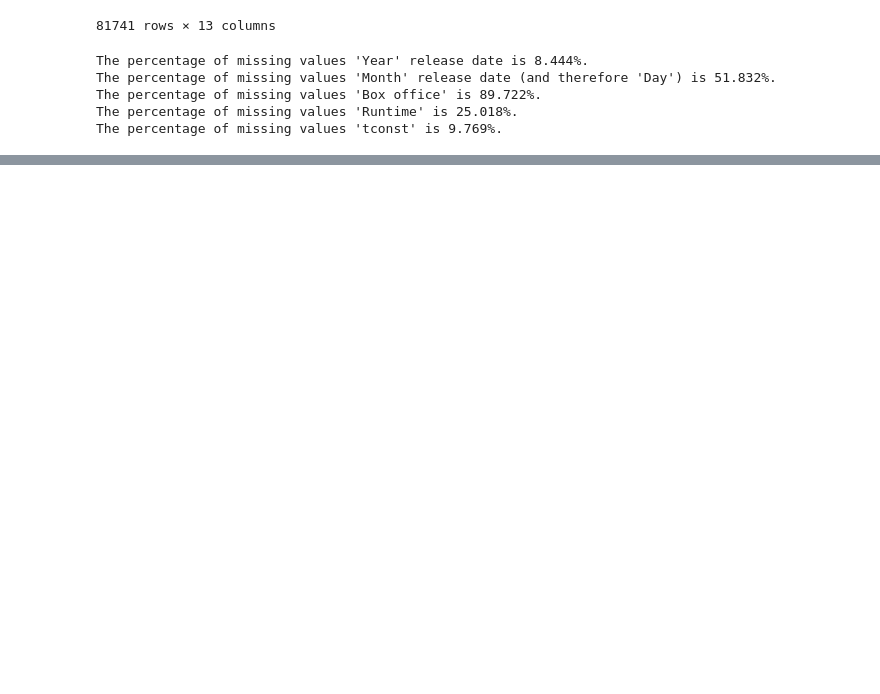
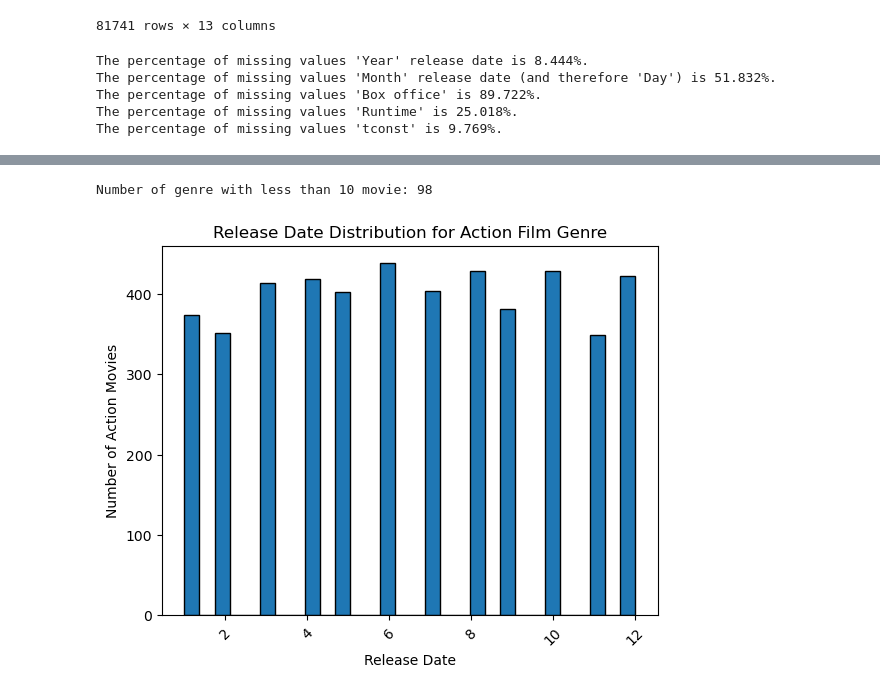
Before and after one commit to epfl-ada/ada-2023-project-deapdatadestroyers, a Jupyter notebook: data_movie_analysis.ipynb, the cells around one changed output, grey strips where cells are left out. Drawn from its saved outputs; the diff is of its cells as text; code cells hidden in the pictures; blank space fills up the shorter version.

Commit message:
Creation branch genre

```diff
--- a/data_movie_analysis.ipynb
+++ b/data_movie_analysis.ipynb
@@ -207,4 +122,0 @@ display(df_movie_rating)
-# %%
-#merge CMU dataset with IMDB dataset
-df_movie = pd.merge(df_movie, df_movie_rating[['tconst', 'averageRating', 'numVotes']], on=['tconst'], how='left')
-display(df_movie)
@@ -397,6 +122,0 @@ import matplotlib.pyplot as plt
-# %%
-#1. drop 'nan' row of box office and month release columns.
-df_movie.dropna(subset = ['Box office', 'Month'], inplace = True)
-
-#2. Drop the row with 'Year' smaller than 1800.
-df_movie = df_movie[df_movie['Year'] >= 1800]
@@ -566,0 +160,16 @@ We find something weird that if we release the movies on December it would be hi
+# %%
+def parse_genre_json(genre_json):
+    try:
+        genre_dict = json.loads(genre_json)
+        genre_list = list(genre_dict.values())
+        return genre_list
+    except (json.JSONDecodeError, AttributeError):
+        return []
+
+df_genre_movie = df_movie[df_movie['genres (Freebase ID:name tuples)'] != '{}'].copy(deep=True)
+df_genre_movie['genres'] = df_genre_movie['genres (Freebase ID:name tuples)'].apply(parse_genre_json)
+df_genre_movie.drop(columns=['genres (Freebase ID:name tuples)'], inplace=True)
+df_genre_movie.dropna(subset=['Day','Month', 'Year'],inplace=True)
+
+display(df_genre_movie['genres'])
+print(df_genre_movie['genres'].size)
@@ -566,0 +192,6 @@ We find something weird that if we release the movies on December it would be hi
+# %%
+df_full_genres = df_genre_movie.explode('genres')
+df_group_genres= df_full_genres.groupby('genres')
+genre_counts = df_group_genres.size().reset_index(name='movie_count')
+print("Number of genres: " + str(genre_counts['genres'].size))
+genre_counts.sort_values(by= 'movie_count', ascending= False).head(10)
@@ -566,0 +211,18 @@ We find something weird that if we release the movies on December it would be hi
+# %%
+genre_counts_less_ten = genre_counts[genre_counts['movie_count']<10]
+print("Number of genre with less than 10 movie: "+ str(genre_counts_less_ten['genres'].size))
+# %% [output]
+Number of genre with less than 10 movie: 98
+# %%
+# We should check: the genre by month, and by year maybe ?
+genre = 'Action'
+genre_movie = df_group_genres.get_group(genre)
+
+plt.hist(genre_movie['Month'], bins=30, edgecolor='k')
+plt.title('Release Date Distribution for '+genre +' Film Genre')
+plt.xlabel('Release Date')
+plt.ylabel('Number of '+genre +' Movies')
+plt.xticks(rotation=45)
+plt.show()
+# %% [output]
+[figure, added]
```
Also changed, not shown: parts of 41 cells of this notebook.
